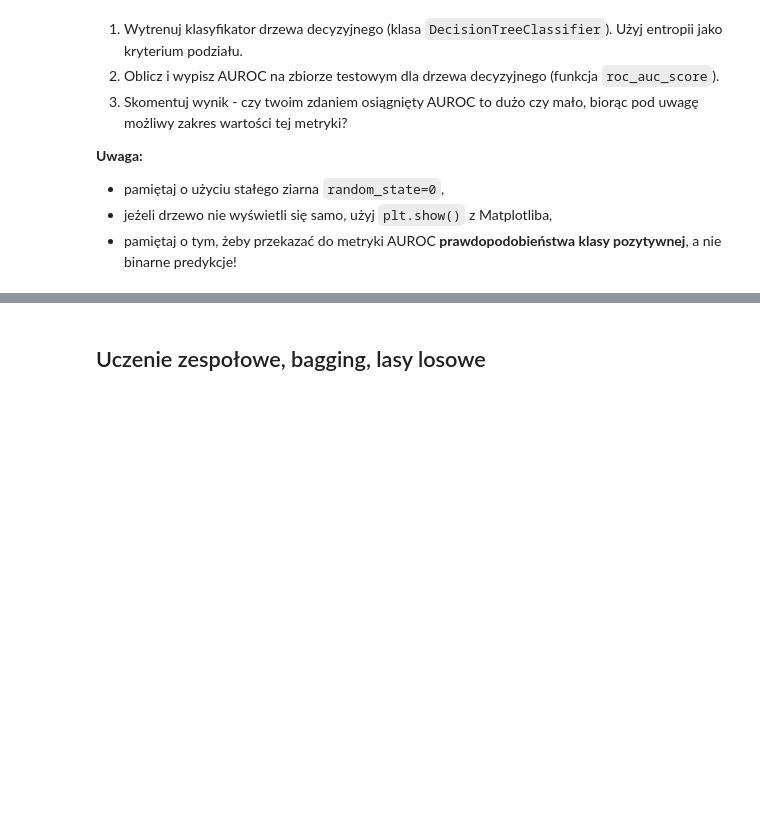
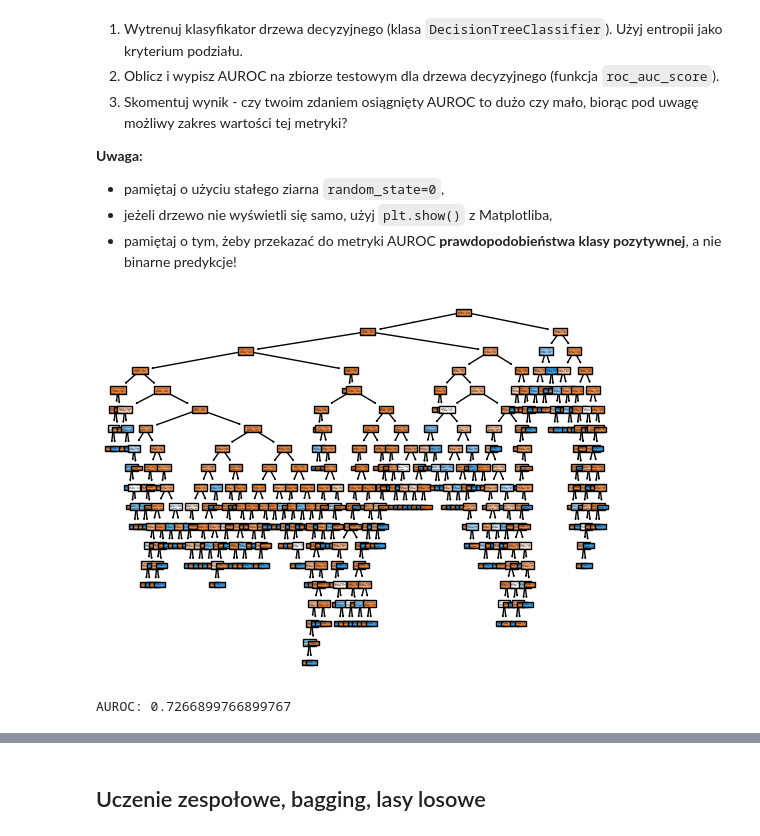
Before and after one commit to Jeremylaby/Podstawy-SI, a Jupyter notebook: lab2/lab_2.ipynb, the cells around one changed output, grey strips where cells are left out. Drawn from its saved outputs; the diff is of its cells as text; code cells hidden in the pictures; blank space fills up the shorter version.

```diff
--- a/lab2/lab_2.ipynb
+++ b/lab2/lab_2.ipynb
@@ -92,3 +190,19 @@ Podział na zbiór treningowy i testowy to pierwszy moment, kiedy niezbalansowan
+# %%
+# your_code
+from sklearn.model_selection import train_test_split
+from sklearn.impute import SimpleImputer
+#Usuwam kolumne Attr37
+if "Attr37" in X.columns:
+  X.pop("Attr37")
+#Dokonuje podziału na zbiór testowy i treningowy ze stratify i shuffle random_state =0
+X_train, X_test, y_train, y_test = train_test_split(X, y, test_size=0.2, shuffle=True, stratify=y, random_state=0)
+#Tworze SimpleImputer do uzupełnienia danych po ich wartości średniej
+mean_imputer = SimpleImputer(strategy="mean")
+#Estymuje wartości na treningowym
+mean_imputer.fit(X_train)
+#Stosuje do obu zbiorów
+X_train = mean_imputer.transform(X_train)
+X_test = mean_imputer.transform(X_test)
 # %%
 import numpy as np
 
@@ -137,3 +251,21 @@ Co ważne, z definicji AUROC, trzeba w niej użyć **prawdopodobieństw klasy po
+# %%
+# your_code
+from sklearn.tree import DecisionTreeClassifier, plot_tree
+from sklearn.metrics import roc_auc_score
+#Utworzenie modelu entropia random_state=0
+model_decision_tree = DecisionTreeClassifier(criterion="entropy",random_state=0)
+#Trening modelu
+model_decision_tree.fit(X_train, y_train)
+#wyrysowanie drzewa
+plot_tree(model_decision_tree, filled=True)
+plt.show()
+#Obliczenie Auroc
+auroc = roc_auc_score(y_test, model_decision_tree.predict_proba(X_test)[:, 1])
+
+print(f"AUROC: {auroc}")
+# %% [output]
+[figure, added]
+AUROC: 0.7266899766899767
 # %%
 assert auroc > 0.7
 
```
Also changed, not shown: parts of 31 cells of this notebook.
